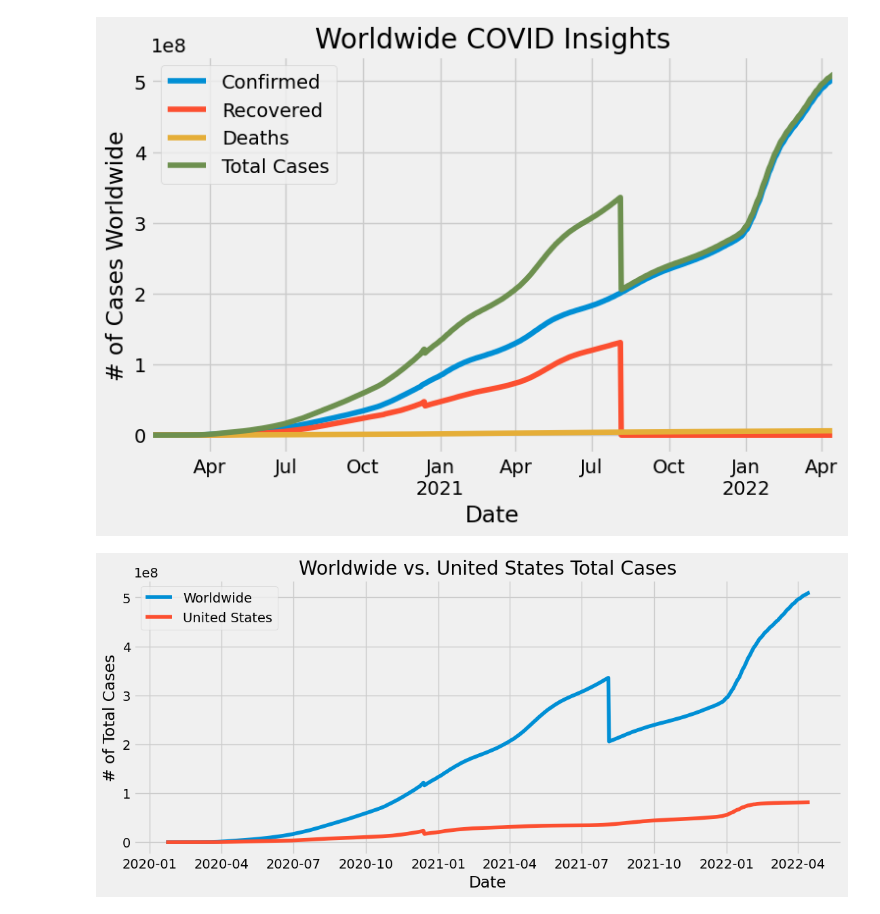
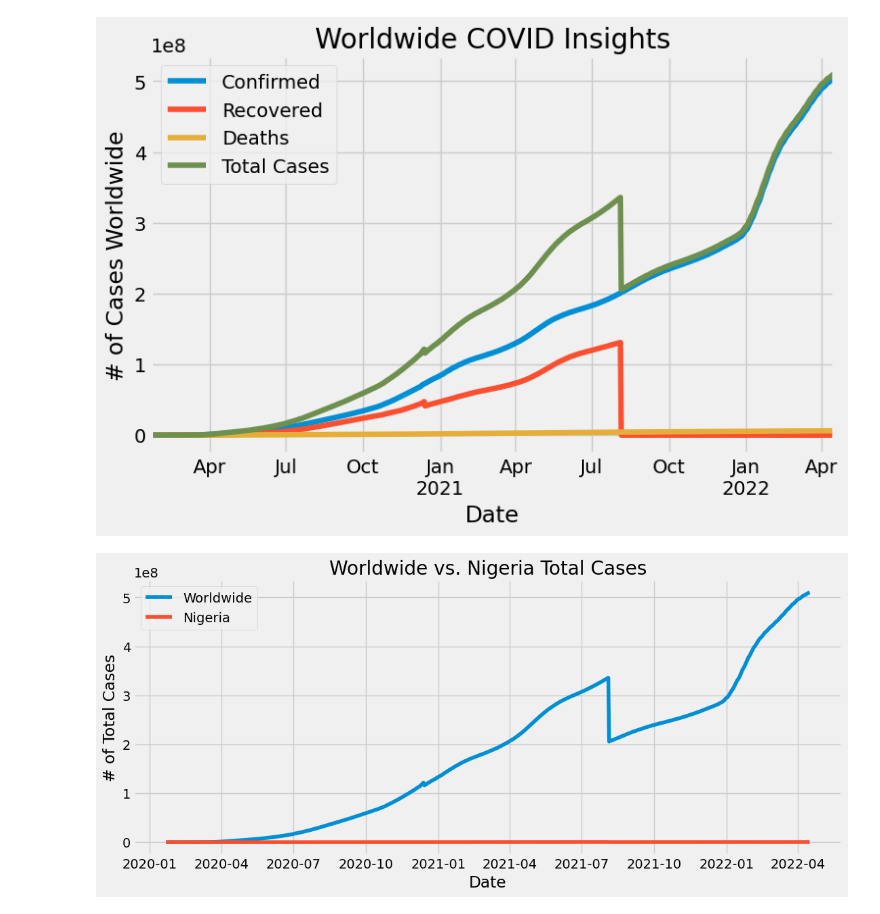
Before and after one commit to Fclb/Covid-19-Visualization, a Jupyter notebook: Covid-19 Visualization/Covid-19 Visualization.ipynb, the cells around one changed output. Cells and saved outputs as stored; diff of their text form; code cells hidden in the pictures.

Commit message:
Total cases Worldwide vs. Nigeria's Cases

```diff
--- a/Covid-19 Visualization/Covid-19 Visualization.ipynb
+++ b/Covid-19 Visualization/Covid-19 Visualization.ipynb
@@ -21,18 +21,18 @@ plt.show()
 # %% [output]
 [figure]
 # %%
-us_df = df[df['Country']=='US'].groupby(['Date']).sum()
+us_df = df[df['Country']=='Nigeria'].groupby(['Date']).sum()
 
 fig = plt.figure(figsize=(12,5))
 ax = fig.add_subplot(111)
 
 ax.plot(worldwide_df[['Total Cases']], label='Worldwide')
-ax.plot(us_df[['Total Cases']], label='United States')
+ax.plot(us_df[['Total Cases']], label='Nigeria')
 ax.set_xlabel('Date')
 ax.set_ylabel('# of Total Cases')
-ax.title.set_text('Worldwide vs. United States Total Cases')
+ax.title.set_text('Worldwide vs. Nigeria Total Cases')
 
 plt.legend(loc='upper left')
 plt.show()
 # %% [output]
-[figure, old version]
+[figure, new version]
```
